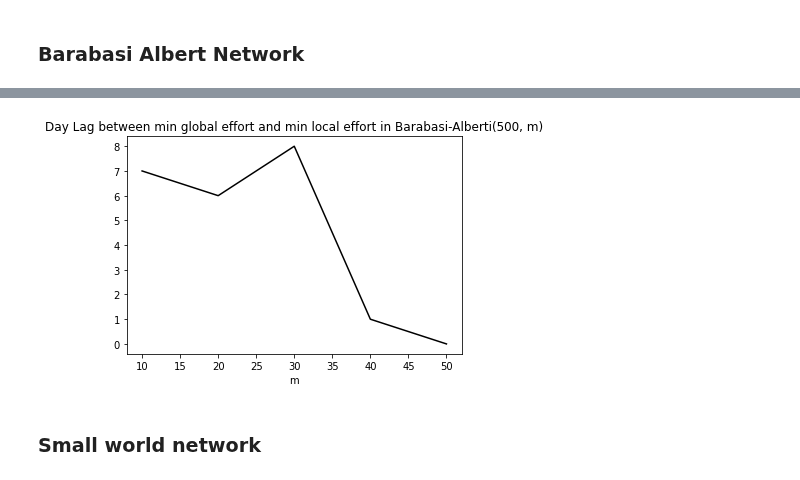
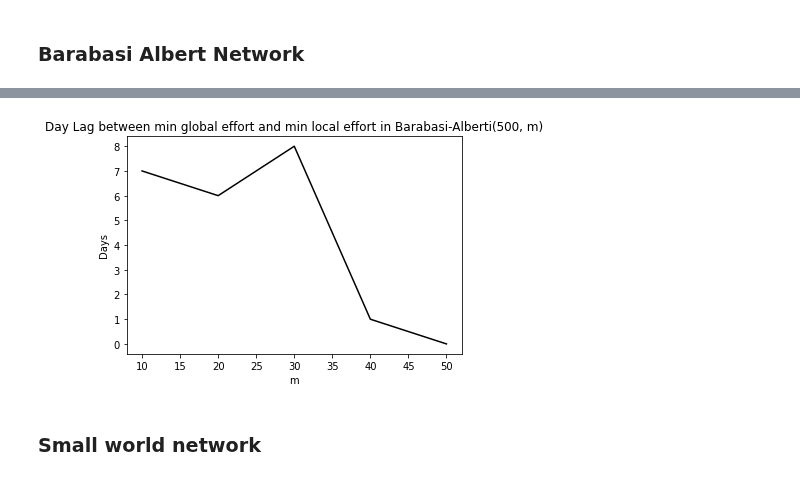
Before and after one commit to JimmyCalvoMonge/AdaptiveNetworks, a Jupyter notebook: network_experiments.ipynb, the cells around one changed output, grey strips where cells are left out. Saved outputs shown, nothing was run; the diff lists cells and outputs as text; code cells hidden in the pictures.

```diff
--- a/network_experiments.ipynb
+++ b/network_experiments.ipynb
@@ -693,11 +688,12 @@ for m in mms:
 # %%
 plt.figure()
 days = 50
 plt.plot(mms, day_lags,'-k', label="Network avg. edges reduction")
 plt.title("Day Lag between min global effort and min local effort in Barabasi-Alberti(500, m)")
 plt.xlabel("m")
+plt.ylabel("Days")
 plt.show()
 # %% [output]
-[figure, old version]
+[figure, new version]
 # %% [markdown]
 ### Small world network
```
Also changed, not shown: parts of 8 cells of this notebook.
